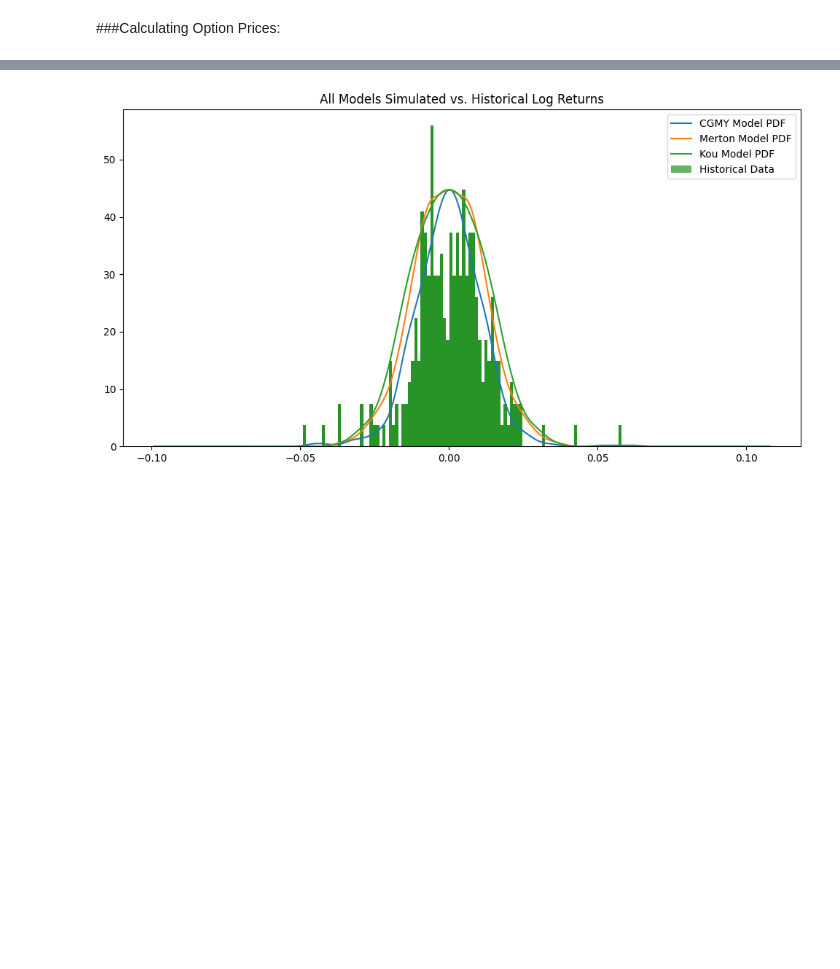
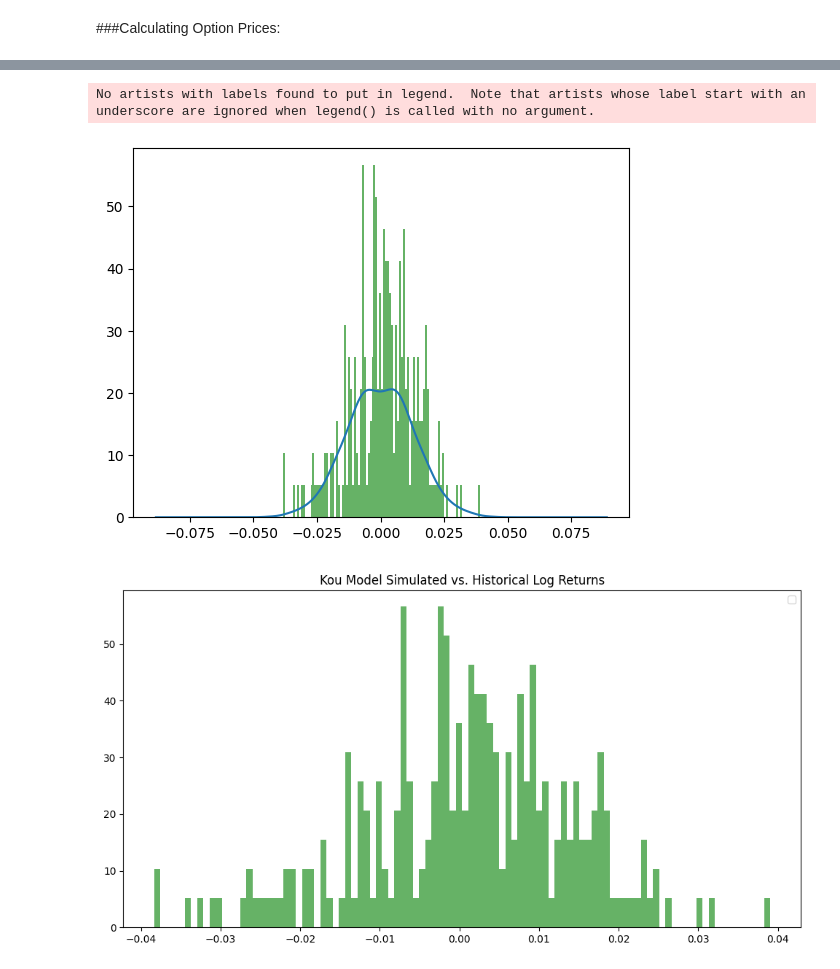
Before and after one commit to stffbram/JumpDiffusionModel, a Jupyter notebook: JumpModelDiffusion.ipynb, the cells around one changed output, grey strips where cells are left out. Saved outputs shown, nothing was run; the diff lists cells and outputs as text; code cells hidden in the pictures; blank space fills up the shorter version.

```diff
--- a/JumpModelDiffusion.ipynb
+++ b/JumpModelDiffusion.ipynb
@@ -1062,3 +1056,6 @@ __TICKERS_TO_CHECK=["TSLA","AAPL","MSFT"]
+# %%
+__TICKERS_TO_CHECK=["^SPX","NVDA","AAPL","TSLA","MSFT"]
+import yfinance as yf
 # %%
 class Download_data():
     def __init__(self,tickers):
@@ -1073,13 +1070,17 @@ class Download_data():
         YFTICKER=yf.Ticker(ticker)
         option_chain=YFTICKER.option_chain()
         current_price=YFTICKER.history(period="1d")["Close"][0]
+        all_exps=pd.DataFrame([datetime.datetime.strptime(l,'%Y-%m-%d')  for l in list(YFTICKER._expirations.keys())])
+        all_exps=all_exps.loc[all_exps[0].dt.dayofweek==4]
+        print(all_exps)
+        #all_exps=all_exps[0].dt.strftime('%Y-%m-%d')
 
 
-        exp=list(YFTICKER._expirations.keys())[0:nb_exp]
-
+        exp=all_exps[0][0:nb_exp]
+        print(exp)
         output=pd.DataFrame()
         for l in exp:
-
+            l=l.strftime('%Y-%m-%d')
             temp_option_chain=YFTICKER.option_chain(l)
             all_options=temp_option_chain.calls._append(temp_option_chain.puts)
             delta=np.sort(np.abs(np.diff(all_options["strike"])))[0]
@@ -1394,9 +1490,10 @@ import matplotlib.pyplot as plt
 import json
 
 class ModelTrainer:
-    def __init__(self, price_data):
+    def __init__(self, price_data,ticker):
         self.price_data = price_data
         self.results = {}
+        self.ticker=ticker
 
     def rand_params(self):
         return [np.random.uniform(10, 140), np.random.uniform(1, 25), np.random.uniform(1, 25), np.random.uniform(-3, 1.9), np.random.uniform(-0.1, 0.1)]
@@ -1427,7 +1524,7 @@ class ModelTrainer:
                 special=0
             )
             try:
-                x = run_with_timeout(CGMY_sim.run, args=(4000,), timeout=1)
+                x = run_with_timeout(CGMY_sim.run, timeout=1)
                 results.append([CGMY_sim.max_likelihood, CGMY_sim.max_state])
             except Exception as e:
                 print(e)
@@ -1451,7 +1548,7 @@ class ModelTrainer:
                 model=Merton(*state),
                 limits=Merton_limits
             )
-            exit = X.run(1000)
+            exit = X.run()
             results.append(exit)
 
         best_exit = max(results, key=lambda x: x[0])
@@ -1462,7 +1559,7 @@ class ModelTrainer:
     def train_kou(self):
         Kou_limits = np.array([[0.01, np.inf], [0.01, np.inf], [0.01, np.inf], [0, 1], [0.01, np.inf], [0.01, np.inf]])
         results = []
-        for _ in range(10):
+        for _ in range(3):
             Y = RandomWalkMetropolisHastings(
                 initial_state=self.rand_kou_params(),
                 proposal_params=[0.01, 0.05, 0.001, 0.05, 0.03, 0.05],
@@ -1470,7 +1567,7 @@ class ModelTrainer:
                 model=Kou(0.05, 0.1, 0.01, 0.5, 0.1, 0.1),
                 limits=Kou_limits
             )
-            Y.run(1000)
+            Y.run()
             results.append((Y.max_likelihood, Y.max_state))
 
         best_result = max(results, key=lambda x: x[0])
@@ -1480,9 +1577,11 @@ class ModelTrainer:
 
     def save_results(self, model_name):
         result = self.results[model_name]
-
-        res = result[1].tolist()
-        with open(f'{model_name}_results.json', 'w') as file:
+        try:
+            res = result[1].tolist()
+        except:
+            res=results
+        with open(f'{model_name}_{self.ticker}_results.json', 'w') as file:
             json.dump(res, file)
 
     def visualize_model(self, model_name, best_result,algorithm=None):
@@ -1537,8 +1636,3 @@ class ModelTrainer:
         plt.show()
 # Usage example:
 # price_data = load_your_price_data_function()
-price_data=pd.read_csv("AAPL.csv")
-trainer = ModelTrainer(price_data)
-trainer.train_cgmy()
-trainer.train_merton()
-trainer.train_kou()
@@ -1556,4 +1639,10 @@ No artists with labels found to put in legend.  Note that artists whose label st
-# %%
-trainer.visualize_all_models()
-# %% [output]
-[figure, removed]
+# %%
+train_data=["MSFT"]
+for l in train_data:
+    trainer=ModelTrainer(pd.read_csv(f"{l}.csv"),l)
+
+    trainer.train_kou()
+# %% [output]
+No artists with labels found to put in legend.  Note that artists whose label start with an underscore are ignored when legend() is called with no argument.
+[figure, added]
+[figure, added]
```
Also changed, not shown: parts of 39 cells of this notebook.
